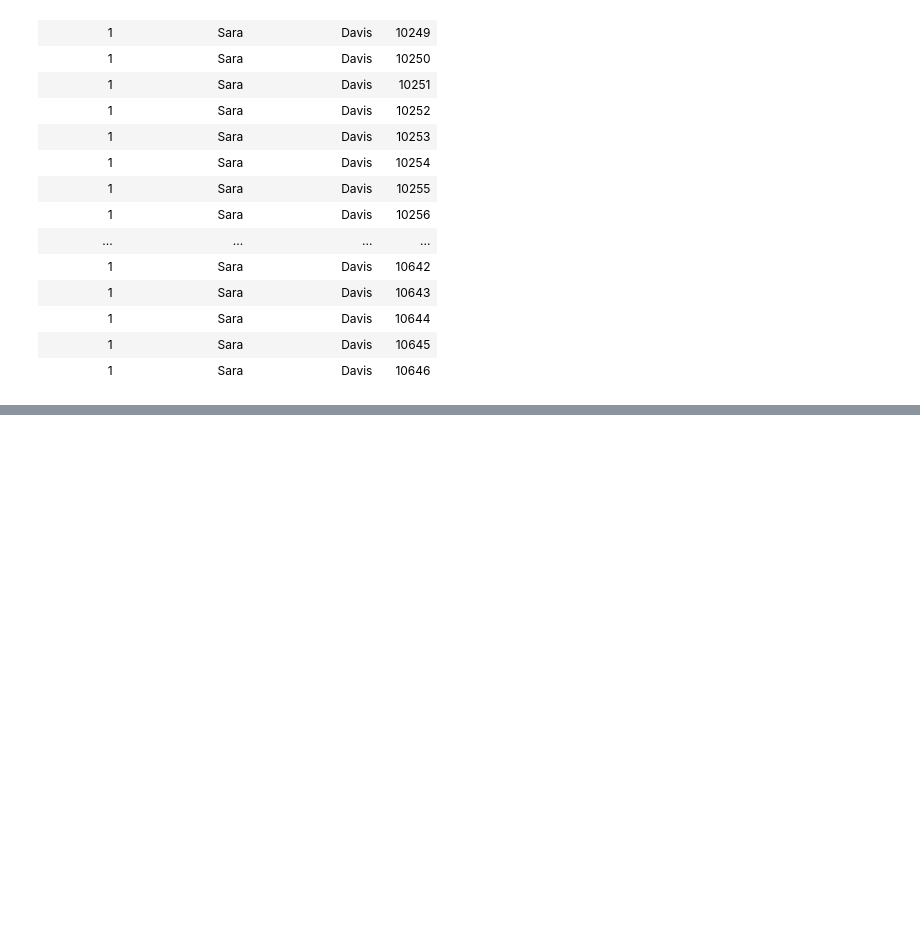
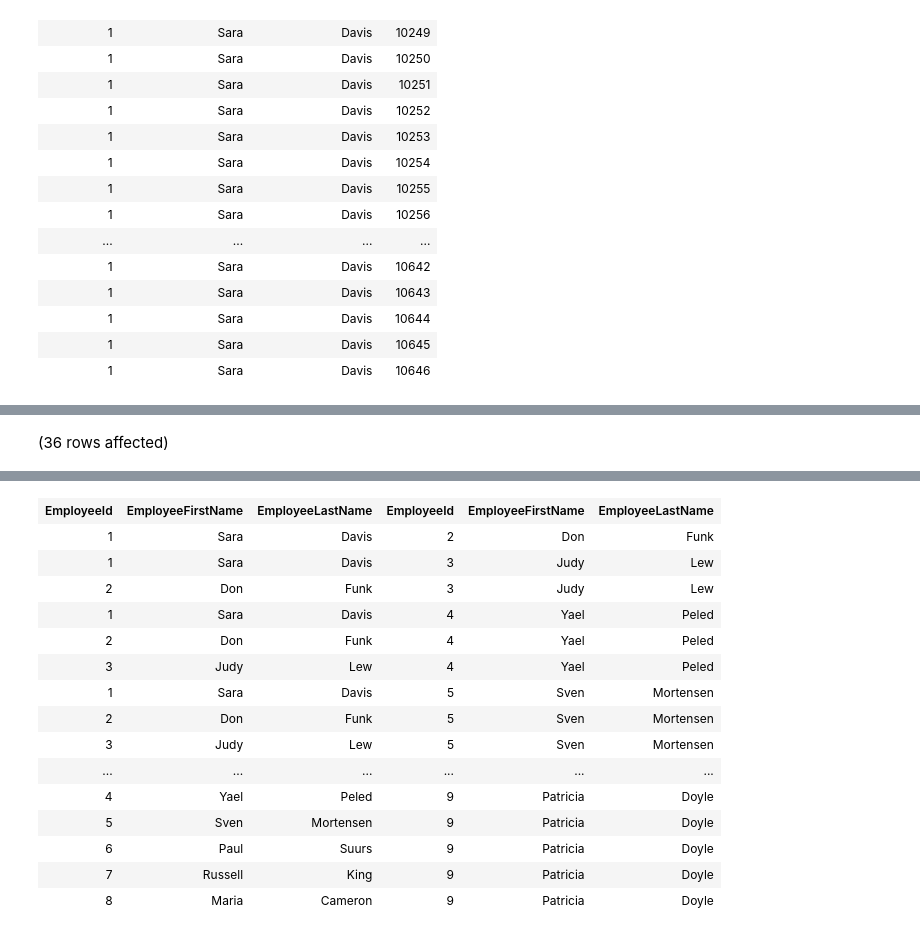
Before and after one commit to ryanmohamed/tsql_hw2, a Jupyter notebook: Chapter3.ipynb, the cells around one changed output, grey strips where cells are left out. Cells and saved outputs as stored; diff of their text form; code cells hidden in the pictures; blank space fills up the shorter version.

```diff
--- a/Chapter3.ipynb
+++ b/Chapter3.ipynb
@@ -218,0 +219,9 @@ Total execution time: 00:00:00.170
+# %%
+SELECT
+  E1.EmployeeId, E1.EmployeeFirstName, E1.EmployeeLastName,
+  E2.EmployeeId, E2.EmployeeFirstName, E2.EmployeeLastName
+FROM HumanResources.[Employee] AS E1
+  INNER JOIN HumanResources.[Employee] AS E2
+    ON E1.EmployeeId < E2.EmployeeId;
+# %% [output]
+(36 rows affected)
@@ -218,0 +229,16 @@ Total execution time: 00:00:00.170
+| EmployeeId | EmployeeFirstName | EmployeeLastName | EmployeeId | EmployeeFirstName | EmployeeLastName |
+| 1 | Sara | Davis | 2 | Don | Funk |
+| 1 | Sara | Davis | 3 | Judy | Lew |
+| 2 | Don | Funk | 3 | Judy | Lew |
+| 1 | Sara | Davis | 4 | Yael | Peled |
+| 2 | Don | Funk | 4 | Yael | Peled |
+| 3 | Judy | Lew | 4 | Yael | Peled |
+| 1 | Sara | Davis | 5 | Sven | Mortensen |
+| 2 | Don | Funk | 5 | Sven | Mortensen |
+| 3 | Judy | Lew | 5 | Sven | Mortensen |
+| ... | ... | ... | ... | ... | ... |
+| 4 | Yael | Peled | 9 | Patricia | Doyle |
+| 5 | Sven | Mortensen | 9 | Patricia | Doyle |
+| 6 | Paul | Suurs | 9 | Patricia | Doyle |
+| 7 | Russell | King | 9 | Patricia | Doyle |
+| 8 | Maria | Cameron | 9 | Patricia | Doyle |
```
Also changed, not shown: parts of 5 cells of this notebook, 1 other file.
